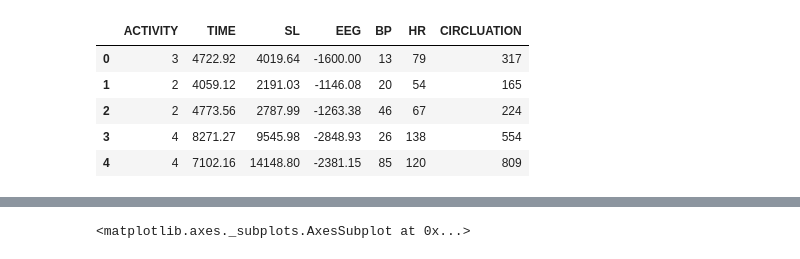
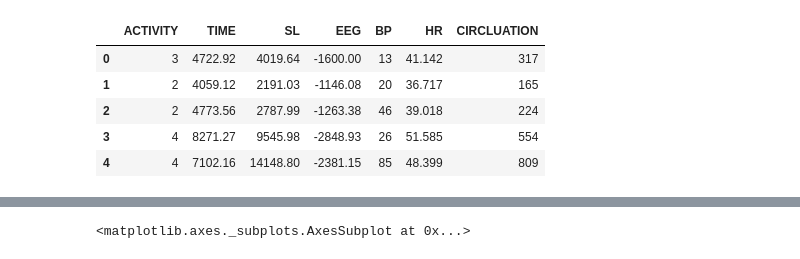
Before and after one commit to lorenzolevis/fall_detection_project, a Jupyter notebook: Notebook_project.ipynb, the cells around one changed output, grey strips where cells are left out. Cells and saved outputs as stored; diff of their text form; code cells hidden in the pictures.

```diff
--- a/Notebook_project.ipynb
+++ b/Notebook_project.ipynb
@@ -17,15 +17,22 @@ df.describe()
 | 50% | 3.000000 | 9769.355000 | 3.118920e+04 | -3.361275e+03 | 44.000000 | 180.000000 | 1581.000000 |
 | 75% | 4.000000 | 13481.650000 | 8.076145e+04 | -2.150000e+03 | 78.000000 | 271.000000 | 3539.000000 |
 | max | 5.000000 | 50895.500000 | 2.426140e+06 | 1.410000e+06 | 533.000000 | 986.000000 | 52210.000000 |
-# %%
-df.head()
-# %% [output]
-|  | ACTIVITY | TIME | SL | EEG | BP | HR | CIRCLUATION |
-| 0 | 3 | 4722.92 | 4019.64 | -1600.00 | 13 | 79 | 317 |
-| 1 | 2 | 4059.12 | 2191.03 | -1146.08 | 20 | 54 | 165 |
-| 2 | 2 | 4773.56 | 2787.99 | -1263.38 | 46 | 67 | 224 |
-| 3 | 4 | 8271.27 | 9545.98 | -2848.93 | 26 | 138 | 554 |
-| 4 | 4 | 7102.16 | 14148.80 | -2381.15 | 85 | 120 | 809 |
+# %%
+#scalare i dati su dati reali. massimo HR registrato 208 ((208-33)/986 = 0,177)
+
+min_hr = df['HR'].min()
+df['HR'] -= min_hr
+df['HR'] *= 0.177
+df['HR'] += min_hr
+
+df.head()
+# %% [output]
+|  | ACTIVITY | TIME | SL | EEG | BP | HR | CIRCLUATION |
+| 0 | 3 | 4722.92 | 4019.64 | -1600.00 | 13 | 41.142 | 317 |
+| 1 | 2 | 4059.12 | 2191.03 | -1146.08 | 20 | 36.717 | 165 |
+| 2 | 2 | 4773.56 | 2787.99 | -1263.38 | 46 | 39.018 | 224 |
+| 3 | 4 | 8271.27 | 9545.98 | -2848.93 | 26 | 51.585 | 554 |
+| 4 | 4 | 7102.16 | 14148.80 | -2381.15 | 85 | 48.399 | 809 |
 # %%
 fd = df.replace({'ACTIVITY':{0:'Standing', 1:'Walking', 2:'Sitting', 3:'Falling', 4:'Cramps', 5:'Running'}})
 fd.head()
```
Also changed, not shown: parts of 9 cells of this notebook, 1 other file.
